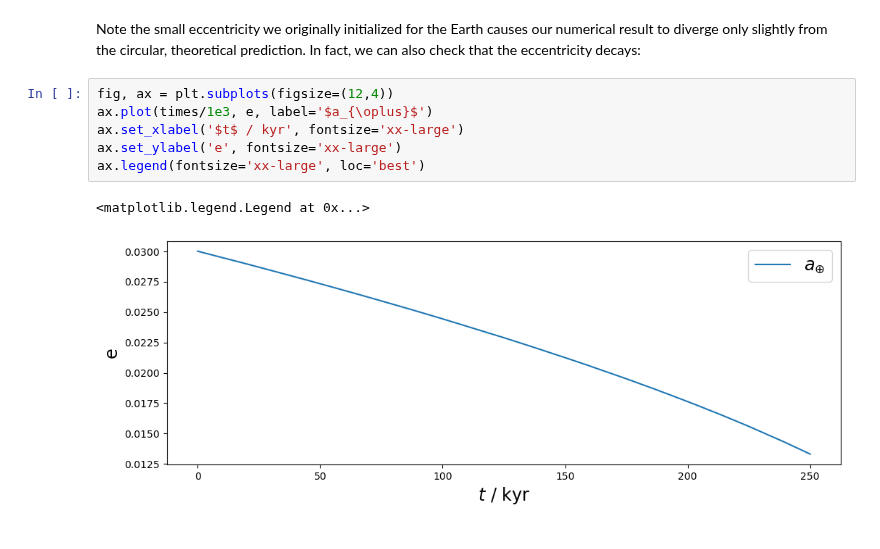
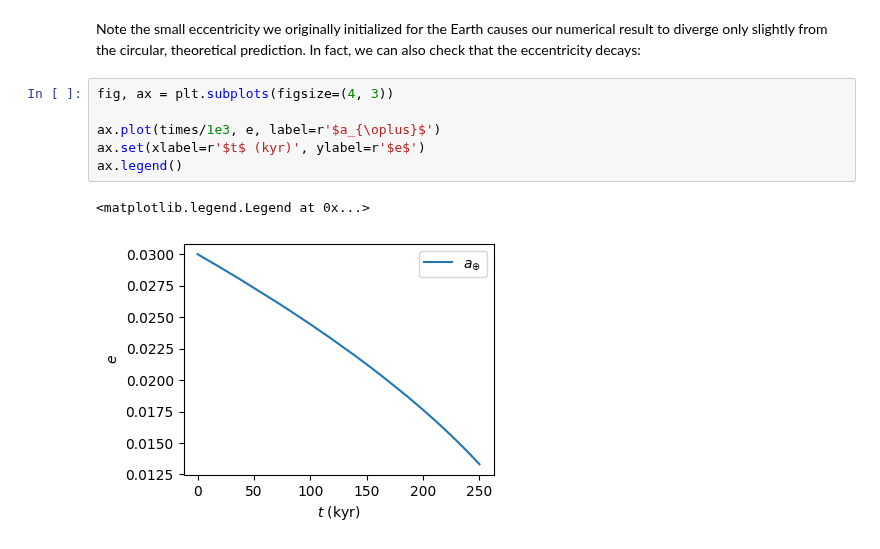
Before and after one commit to dtamayo/reboundx, a Jupyter notebook: ipython_examples/TidesConstantTimeLag.ipynb, the cells around one changed output. Drawn from its saved outputs; the diff is of its cells as text.

```diff
--- a/ipython_examples/TidesConstantTimeLag.ipynb
+++ b/ipython_examples/TidesConstantTimeLag.ipynb
@@ -128,11 +125,11 @@ ax.legend(fontsize='xx-large', loc='best')
 Note the small eccentricity we originally initialized for the Earth causes our numerical result to diverge only slightly from the circular, theoretical prediction.
 In fact, we can also check that the eccentricity decays:
 # %%
-fig, ax = plt.subplots(figsize=(12,4))
-ax.plot(times/1e3, e, label='$a_{\oplus}$')
-ax.set_xlabel('$t$ / kyr', fontsize='xx-large')
-ax.set_ylabel('e', fontsize='xx-large')
-ax.legend(fontsize='xx-large', loc='best')
+fig, ax = plt.subplots(figsize=(4, 3))
+
+ax.plot(times/1e3, e, label=r'$a_{\oplus}$')
+ax.set(xlabel=r'$t$ (kyr)', ylabel=r'$e$')
+ax.legend()
 # %% [output]
 <matplotlib.legend.Legend at 0x...>
-[figure, old version]
+[figure, new version]
```
Also changed, not shown: parts of 13 cells of this notebook.
